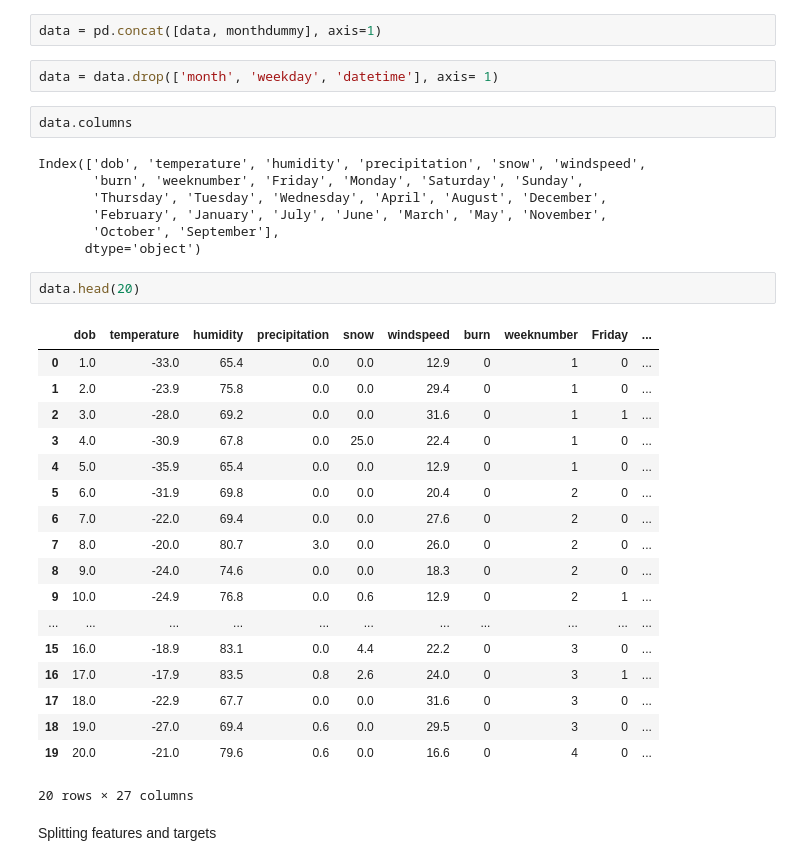
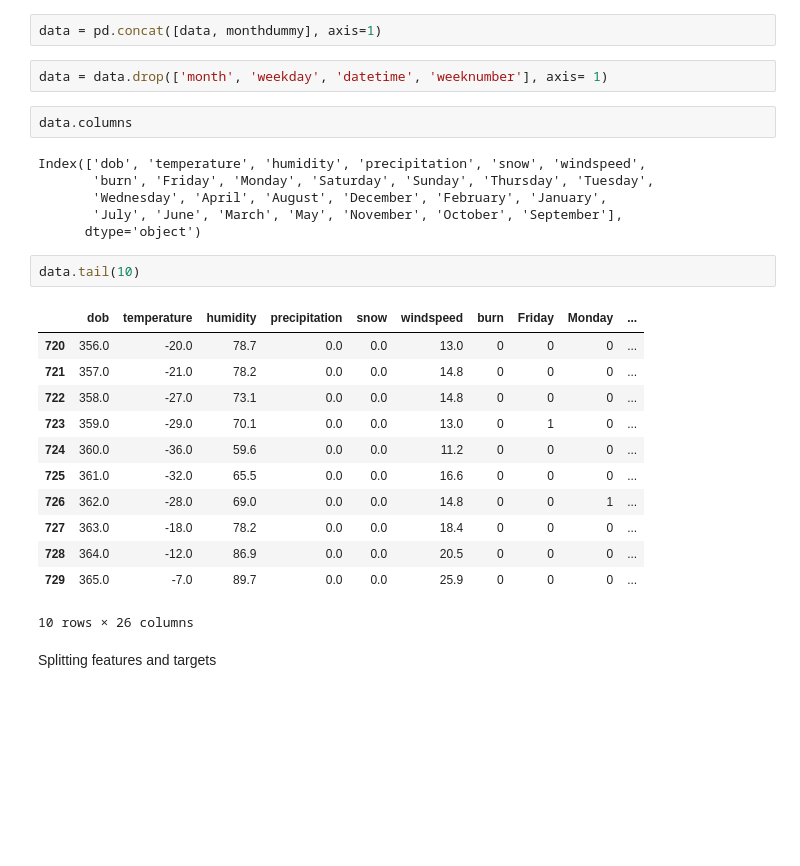
Before and after one commit to DavidCheung96/ForestFiresPrediction, a Jupyter notebook: ForestFiresprediction.ipynb, the cells around one changed output. Drawn from its saved outputs; the diff is of its cells as text; blank space fills up the shorter version.

```diff
--- a/ForestFiresprediction.ipynb
+++ b/ForestFiresprediction.ipynb
@@ -567,37 +567,30 @@ monthdummy = pd.get_dummies(data.month)
 # %%
 data = pd.concat([data, monthdummy], axis=1)
 # %%
-data = data.drop(['month', 'weekday', 'datetime'], axis= 1)
+data = data.drop(['month', 'weekday', 'datetime', 'weeknumber'], axis= 1)
 # %%
 data.columns
 # %% [output]
 Index(['dob', 'temperature', 'humidity', 'precipitation', 'snow', 'windspeed',
-       'burn', 'weeknumber', 'Friday', 'Monday', 'Saturday', 'Sunday',
-       'Thursday', 'Tuesday', 'Wednesday', 'April', 'August', 'December',
-       'February', 'January', 'July', 'June', 'March', 'May', 'November',
-       'October', 'September'],
+       'burn', 'Friday', 'Monday', 'Saturday', 'Sunday', 'Thursday', 'Tuesday',
+       'Wednesday', 'April', 'August', 'December', 'February', 'January',
+       'July', 'June', 'March', 'May', 'November', 'October', 'September'],
       dtype='object')
 # %%
-data.head(20)
+data.tail(10)
 # %% [output]
-|  | dob | temperature | humidity | precipitation | snow | windspeed | burn | weeknumber | Friday | ... |
-| 0 | 1.0 | -33.0 | 65.4 | 0.0 | 0.0 | 12.9 | 0 | 1 | 0 | ... |
-| 1 | 2.0 | -23.9 | 75.8 | 0.0 | 0.0 | 29.4 | 0 | 1 | 0 | ... |
-| 2 | 3.0 | -28.0 | 69.2 | 0.0 | 0.0 | 31.6 | 0 | 1 | 1 | ... |
-| 3 | 4.0 | -30.9 | 67.8 | 0.0 | 25.0 | 22.4 | 0 | 1 | 0 | ... |
-| 4 | 5.0 | -35.9 | 65.4 | 0.0 | 0.0 | 12.9 | 0 | 1 | 0 | ... |
-| 5 | 6.0 | -31.9 | 69.8 | 0.0 | 0.0 | 20.4 | 0 | 2 | 0 | ... |
-| 6 | 7.0 | -22.0 | 69.4 | 0.0 | 0.0 | 27.6 | 0 | 2 | 0 | ... |
-| 7 | 8.0 | -20.0 | 80.7 | 3.0 | 0.0 | 26.0 | 0 | 2 | 0 | ... |
-| 8 | 9.0 | -24.0 | 74.6 | 0.0 | 0.0 | 18.3 | 0 | 2 | 0 | ... |
-| 9 | 10.0 | -24.9 | 76.8 | 0.0 | 0.6 | 12.9 | 0 | 2 | 1 | ... |
-| ... | ... | ... | ... | ... | ... | ... | ... | ... | ... | ... |
-| 15 | 16.0 | -18.9 | 83.1 | 0.0 | 4.4 | 22.2 | 0 | 3 | 0 | ... |
-| 16 | 17.0 | -17.9 | 83.5 | 0.8 | 2.6 | 24.0 | 0 | 3 | 1 | ... |
-| 17 | 18.0 | -22.9 | 67.7 | 0.0 | 0.0 | 31.6 | 0 | 3 | 0 | ... |
-| 18 | 19.0 | -27.0 | 69.4 | 0.6 | 0.0 | 29.5 | 0 | 3 | 0 | ... |
-| 19 | 20.0 | -21.0 | 79.6 | 0.6 | 0.0 | 16.6 | 0 | 4 | 0 | ... |
+|  | dob | temperature | humidity | precipitation | snow | windspeed | burn | Friday | Monday | ... |
+| 720 | 356.0 | -20.0 | 78.7 | 0.0 | 0.0 | 13.0 | 0 | 0 | 0 | ... |
+| 721 | 357.0 | -21.0 | 78.2 | 0.0 | 0.0 | 14.8 | 0 | 0 | 0 | ... |
+| 722 | 358.0 | -27.0 | 73.1 | 0.0 | 0.0 | 14.8 | 0 | 0 | 0 | ... |
+| 723 | 359.0 | -29.0 | 70.1 | 0.0 | 0.0 | 13.0 | 0 | 1 | 0 | ... |
+| 724 | 360.0 | -36.0 | 59.6 | 0.0 | 0.0 | 11.2 | 0 | 0 | 0 | ... |
+| 725 | 361.0 | -32.0 | 65.5 | 0.0 | 0.0 | 16.6 | 0 | 0 | 0 | ... |
+| 726 | 362.0 | -28.0 | 69.0 | 0.0 | 0.0 | 14.8 | 0 | 0 | 1 | ... |
+| 727 | 363.0 | -18.0 | 78.2 | 0.0 | 0.0 | 18.4 | 0 | 0 | 0 | ... |
+| 728 | 364.0 | -12.0 | 86.9 | 0.0 | 0.0 | 20.5 | 0 | 0 | 0 | ... |
+| 729 | 365.0 | -7.0 | 89.7 | 0.0 | 0.0 | 25.9 | 0 | 0 | 0 | ... |
-20 rows × 27 columns
+10 rows × 26 columns
 # %% [markdown]
 Splitting features and targets
 # %%
```
Also changed, not shown: parts of 36 cells of this notebook, 2 other files.
